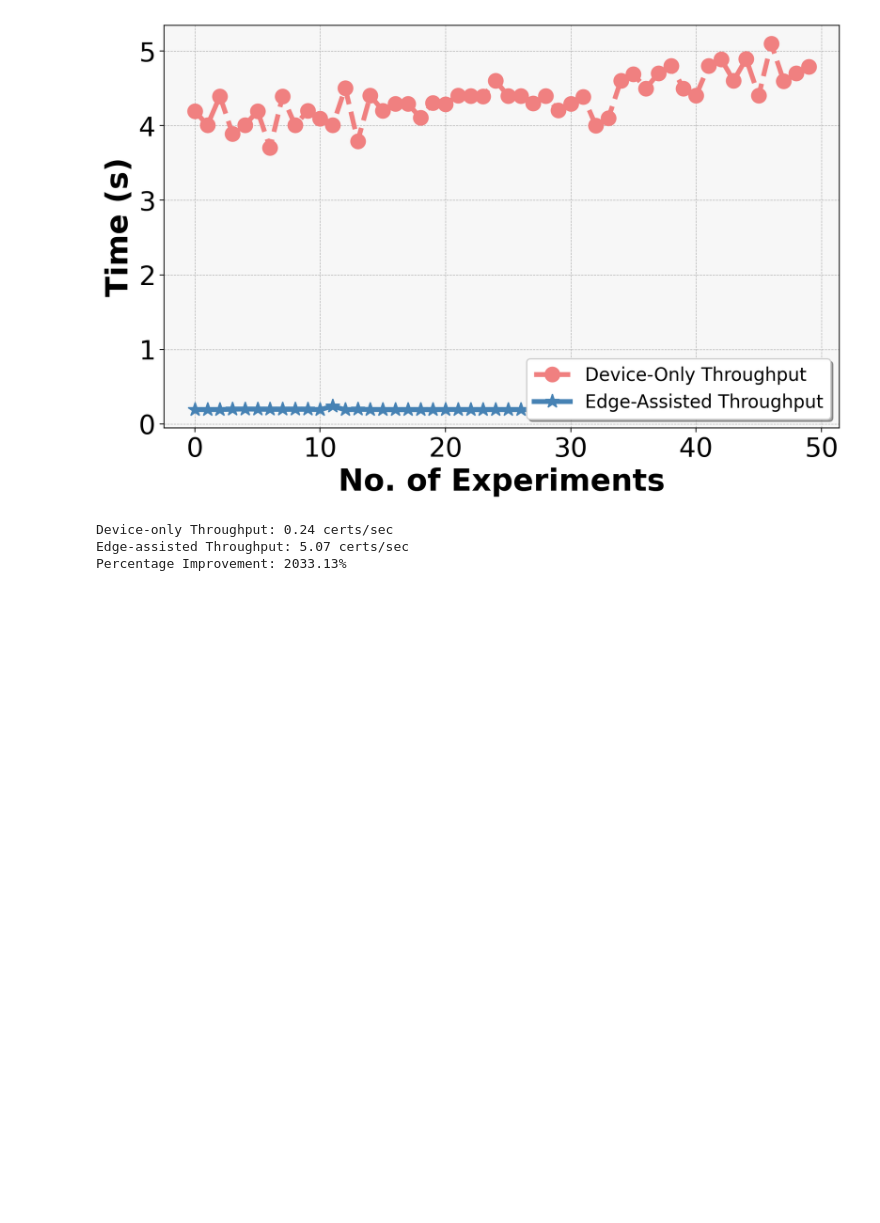
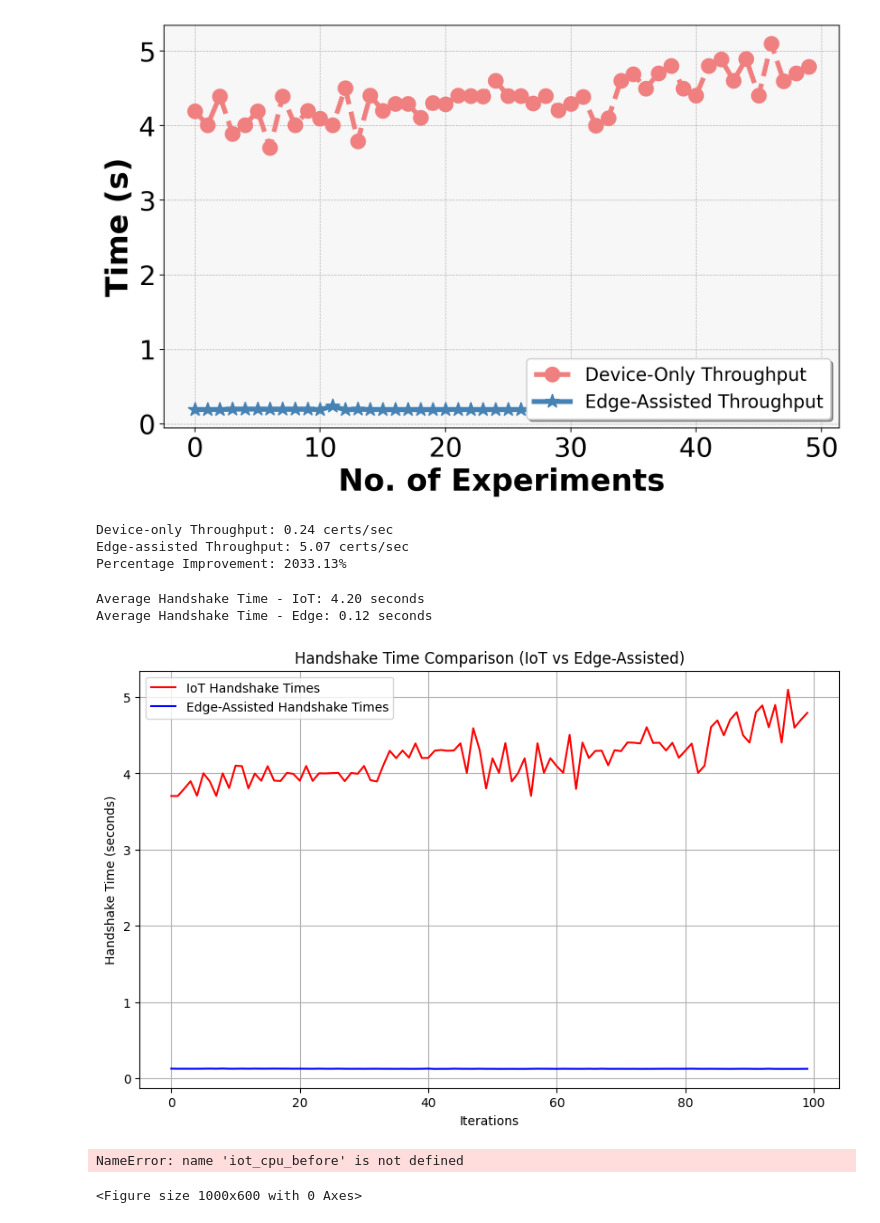
Before and after one commit to mkashani-phd/futureg-quantum-ca, a Jupyter notebook: main.ipynb, the cells around one changed output. Cells and saved outputs as stored; diff of their text form; code cells hidden in the pictures; blank space fills up the shorter version.

```diff
--- a/main.ipynb
+++ b/main.ipynb
@@ -566,3 +580,80 @@ print(f"Percentage Improvement: {improvement:.2f}%")
 Device-only Throughput: 0.24 certs/sec
 Edge-assisted Throughput: 5.07 certs/sec
 Percentage Improvement: 2033.13%
+# %%
+import json
+import matplotlib.pyplot as plt
+
+# Paths for IoT and Edge results
+iot_results_path = "/Users/abhisekjha/MyFolder/Github_Projects/futureg-quantum-ca/iot_results/smart_watch_results.json"
+edge_results_path = "/Users/abhisekjha/MyFolder/Github_Projects/futureg-quantum-ca/edge_results/edge_results.json"
+
+# Load IoT and Edge data
+with open(iot_results_path, "r") as f:
+    iot_data = json.load(f)
+
+with open(edge_results_path, "r") as f:
+    edge_data = json.load(f)
+
+# Extract handshake times, CPU, and memory for plotting
+iot_times = [entry["handshake_time_sec"] for entry in iot_data["times"]]
+iot_cpu_before = [entry["cpu_before"] for entry in iot_data["times"]]
+iot_cpu_after = [entry["cpu_after"] for entry in iot_data["times"]]
+iot_memory_before = [entry["memory_before_mb"] for entry in iot_data["times"]]
+iot_memory_after = [entry["memory_after_mb"] for entry in iot_data["times"]]
+
+edge_times = [entry["handshake_time_sec"] for entry in edge_data["times"]]
+edge_cpu_before = [entry["cpu_before"] for entry in edge_data["times"]]
+edge_cpu_after = [entry["cpu_after"] for entry in edge_data["times"]]
+edge_memory_before = [entry["memory_before_mb"] for entry in edge_data["times"]]
+edge_memory_after = [entry["memory_after_mb"] for entry in edge_data["times"]]
+
+# Calculate average times for comparison
+avg_iot_time = sum(iot_times) / len(iot_times)
+avg_edge_time = sum(edge_times) / len(edge_times)
+
+print(f"Average Handshake Time - IoT: {avg_iot_time:.2f} seconds")
+print(f"Average Handshake Time - Edge: {avg_edge_time:.2f} seconds")
+
+# Plot handshake times comparison
+plt.figure(figsize=(10, 6))
+plt.plot(range(len(iot_times)), iot_times, label="IoT Handshake Times", color="red")
+plt.plot(range(len(edge_times)), edge_times, label="Edge-Assisted Handshake Times", color="blue")
+plt.xlabel("Iterations")
+plt.ylabel("Handshake Time (seconds)")
+plt.title("Handshake Time Comparison (IoT vs Edge-Assisted)")
+plt.legend()
+plt.grid(True)
+plt.show()
+
+# Plot CPU usage before and after
+plt.figure(figsize=(10, 6))
+plt.plot(range(len(iot_cpu_before)), iot_cpu_before, label="IoT CPU Usage Before", linestyle="dotted")
+plt.plot(range(len(iot_cpu_after)), iot_cpu_after, label="IoT CPU Usage After", linestyle="solid")
+plt.plot(range(len(edge_cpu_before)), edge_cpu_before, label="Edge CPU Usage Before", linestyle="dotted")
+plt.plot(range(len(edge_cpu_after)), edge_cpu_after, label="Edge CPU Usage After", linestyle="solid")
+plt.xlabel("Iterations")
+plt.ylabel("CPU Usage (%)")
+plt.title("CPU Usage Comparison (IoT vs Edge-Assisted)")
+plt.legend()
+plt.grid(True)
+plt.show()
+
+# Plot Memory usage before and after
+plt.figure(figsize=(10, 6))
+plt.plot(range(len(iot_memory_before)), iot_memory_before, label="IoT Memory Usage Before (MB)", linestyle="dotted")
+plt.plot(range(len(iot_memory_after)), iot_memory_after, label="IoT Memory Usage After (MB)", linestyle="solid")
+plt.plot(range(len(edge_memory_before)), edge_memory_before, label="Edge Memory Usage Before (MB)", linestyle="dotted")
+plt.plot(range(len(edge_memory_after)), edge_memory_after, label="Edge Memory Usage After (MB)", linestyle="solid")
+plt.xlabel("Iterations")
+plt.ylabel("Memory Usage (MB)")
+plt.title("Memory Usage Comparison (IoT vs Edge-Assisted)")
+plt.legend()
+plt.grid(True)
+plt.show()
+# %% [output]
+Average Handshake Time - IoT: 4.20 seconds
+Average Handshake Time - Edge: 0.12 seconds
+[figure, added]
+NameError: name 'iot_cpu_before' is not defined
+<Figure size 1000x600 with 0 Axes>
```
Also changed, not shown: parts of 1 cell of this notebook, 5 other files.
